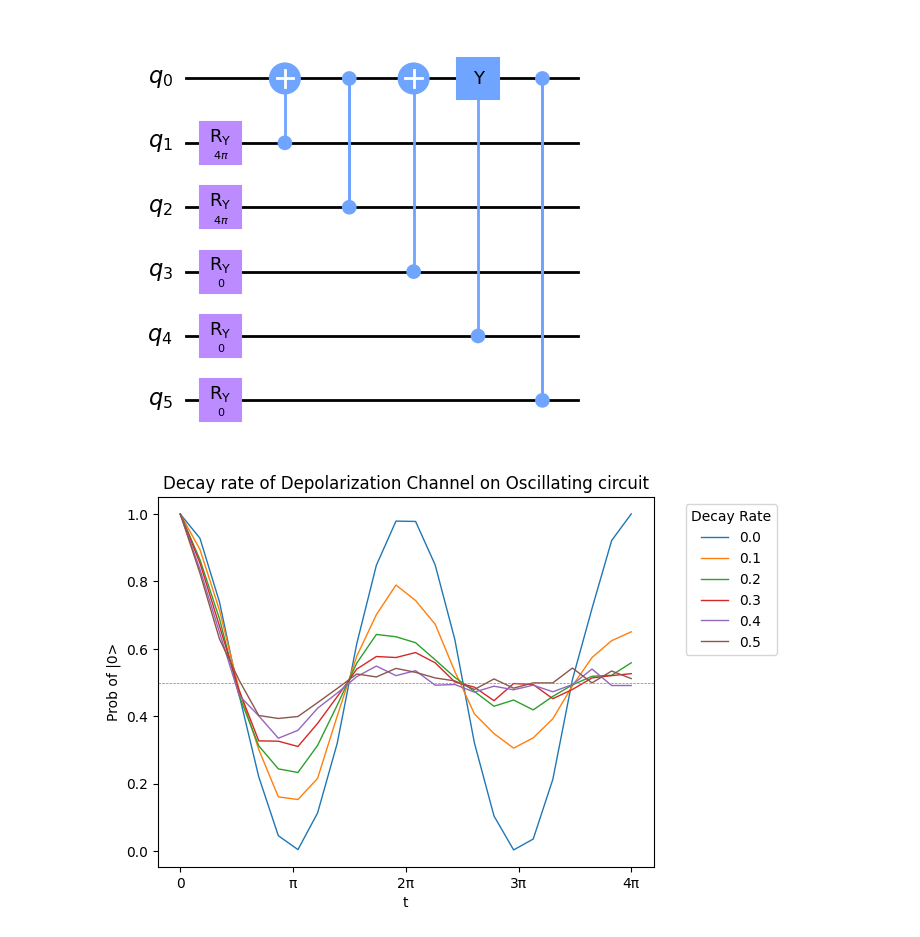
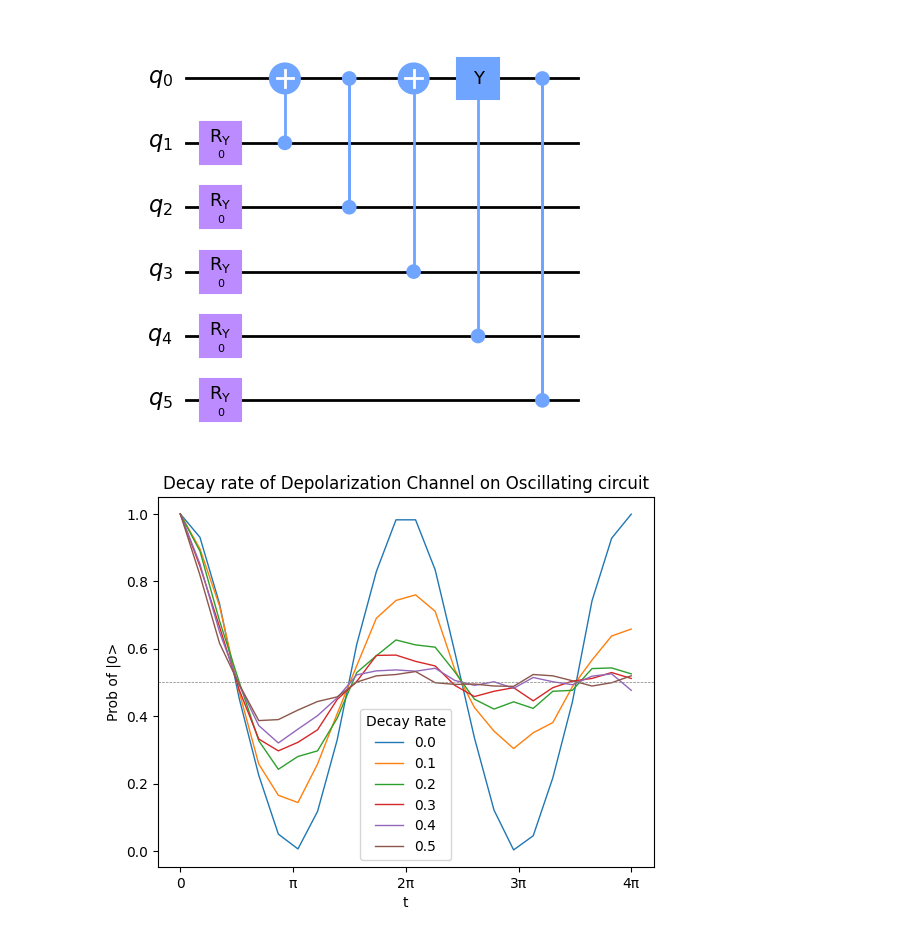
Before and after one commit to DBasoco/open-quantum-systems, a Jupyter notebook: depolarizing_channel/DepolarizingOscillation.ipynb, the cells around one changed output. Cells and saved outputs as stored; diff of their text form; code cells hidden in the pictures.

Commit message:
Fix depolarizing oscillation notebook and image

```diff
--- a/depolarizing_channel/DepolarizingOscillation.ipynb
+++ b/depolarizing_channel/DepolarizingOscillation.ipynb
@@ -94,10 +94,11 @@ backend = Aer.get_backend('qasm_simulator')
 fitter = 'linear_inversion'
 # %%
 # Draw circuit for easy reference
+starting_circ = oscillating_circuit(initial_circ, 0, q[system], [q[i] for i in rabi_ancillae])
 circ = depolarizing_channel(starting_circ, calc_error_prob(0, 0), q[system], [q[i] for i in depolarization_ancillae])
 circ.draw('mpl')
 # %% [output]
-[figure, old version]
+[figure, new version]
 # %%
 gamma_line = []
 # For each value of p we want to look at, build the circuit with that value of p, run the experiment, and put the result in tomo_rhos
@@ -113,16 +114,16 @@ for gamma in decay_rates:
 # %%
 # Plot
 for i, gamma in enumerate(decay_rates):
     gamma_00 = []
     for rho in gamma_line[i]:
         gamma_00.append(np.real(rho[0][0]))
     plt.plot(t_values, gamma_00, linewidth=1, label=str(gamma)[0:3])
 
 plt.title("Decay rate of Depolarization Channel on Oscillating circuit")
-plt.legend(title="Decay Rate", bbox_to_anchor=(1.05, 1.0), loc='upper left')
+plt.legend(title="Decay Rate")
 plt.axhline(y = 0.5, color = 'grey', linestyle = '--', linewidth=0.5)
 plt.xticks(np.linspace(0, 4*np.pi, 5), ['0', 'π', '2π', '3π', '4π'])
 plt.xlabel('t')
 plt.ylabel('Prob of |0>');
 # %% [output]
-[figure, old version]
+[figure, new version]
```
Also changed, not shown: 1 other file.
